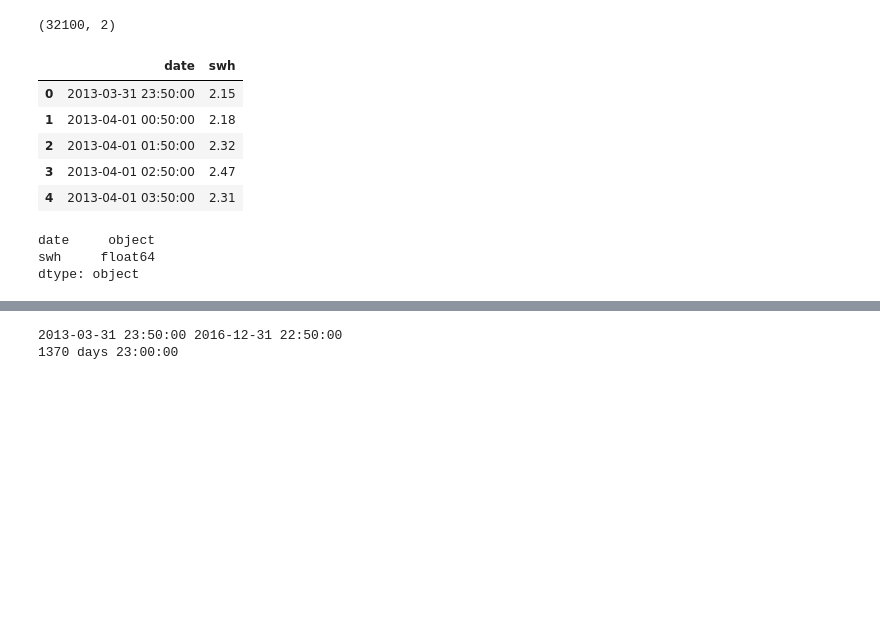
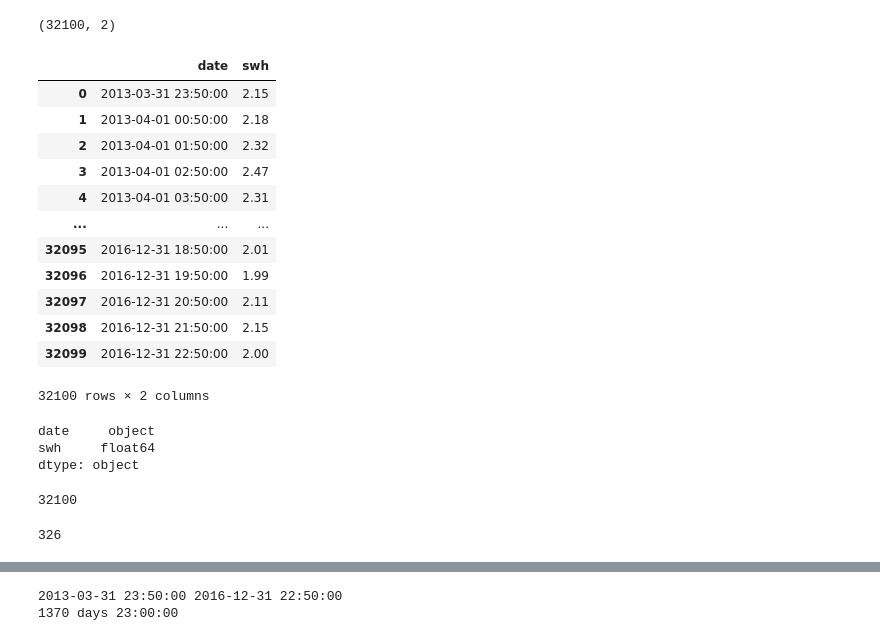
Before and after one commit to jakartaresearch/ocean-wave-prediction, a Jupyter notebook: notebook/0_eda.ipynb, the cells around one changed output, grey strips where cells are left out. Saved outputs shown, nothing was run; the diff lists cells and outputs as text; code cells hidden in the pictures; blank space fills up the shorter version.

```diff
--- a/notebook/0_eda.ipynb
+++ b/notebook/0_eda.ipynb
@@ -21,14 +41,21 @@ d_data.shape
 # %% [output]
 (32100, 2)
 # %%
-d_data.head()
+d_data
 # %% [output]
 |  | date | swh |
 | 0 | 2013-03-31 23:50:00 | 2.15 |
 | 1 | 2013-04-01 00:50:00 | 2.18 |
 | 2 | 2013-04-01 01:50:00 | 2.32 |
 | 3 | 2013-04-01 02:50:00 | 2.47 |
 | 4 | 2013-04-01 03:50:00 | 2.31 |
+| ... | ... | ... |
+| 32095 | 2016-12-31 18:50:00 | 2.01 |
+| 32096 | 2016-12-31 19:50:00 | 1.99 |
+| 32097 | 2016-12-31 20:50:00 | 2.11 |
+| 32098 | 2016-12-31 21:50:00 | 2.15 |
+| 32099 | 2016-12-31 22:50:00 | 2.00 |
+32100 rows × 2 columns
 # %%
 d_data.dtypes
 # %% [output]
@@ -37,3 +64,14 @@ swh     float64
 dtype: object
 # %%
 d_data.date = pd.to_datetime(d_data.date)
+# %%
+len(d_data.date)
+# %% [output]
+32100
+# %%
+# check whether there's non one-hour timeframe
+checkNotOneHour = lambda i: (d_data.date[i+1]-d_data.date[i]).seconds/3600
+notOneHour = [(i,d_data.date[i], checkNotOneHour(i)) for i in range(len(d_data.date)-1) if checkNotOneHour(i) != 1.0]
+len(notOneHour)
+# %% [output]
+326
```
Also changed, not shown: parts of 19 cells of this notebook.
